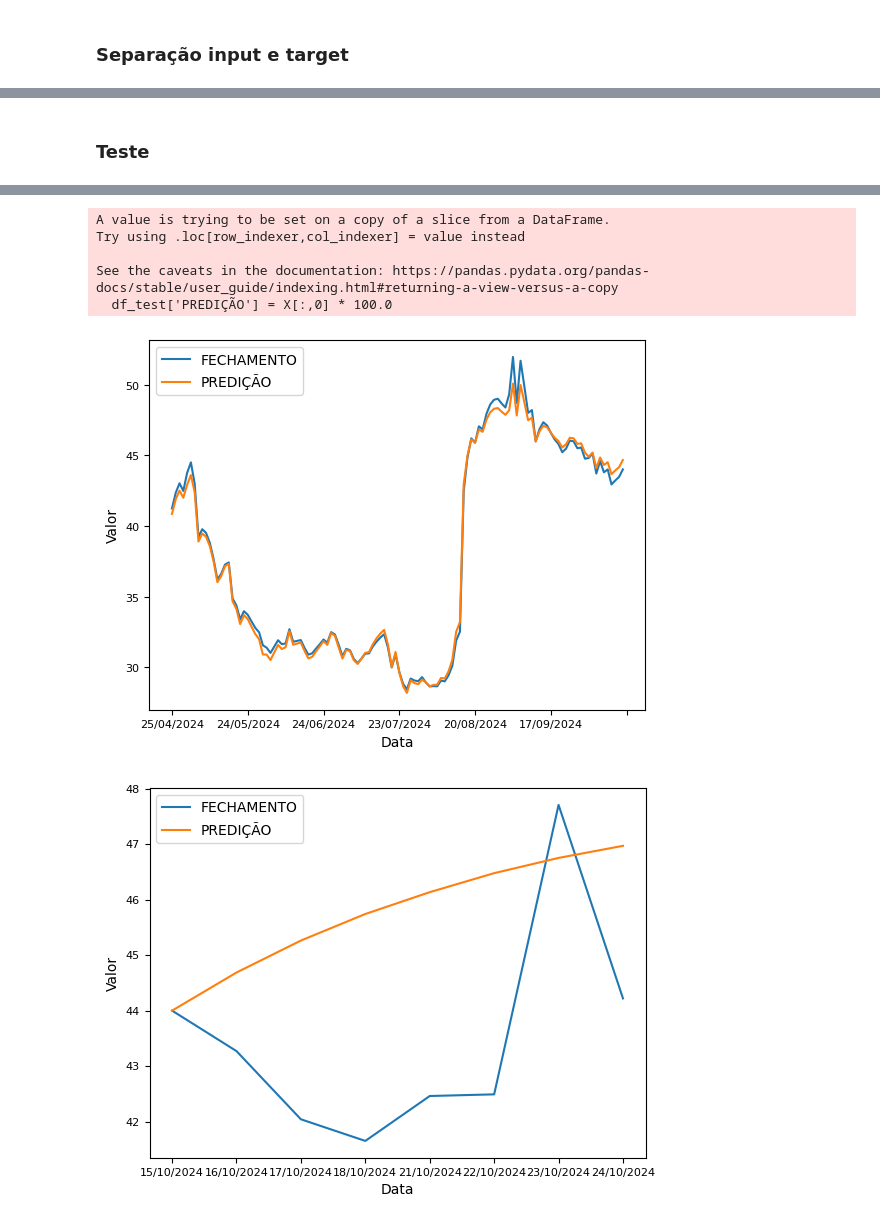
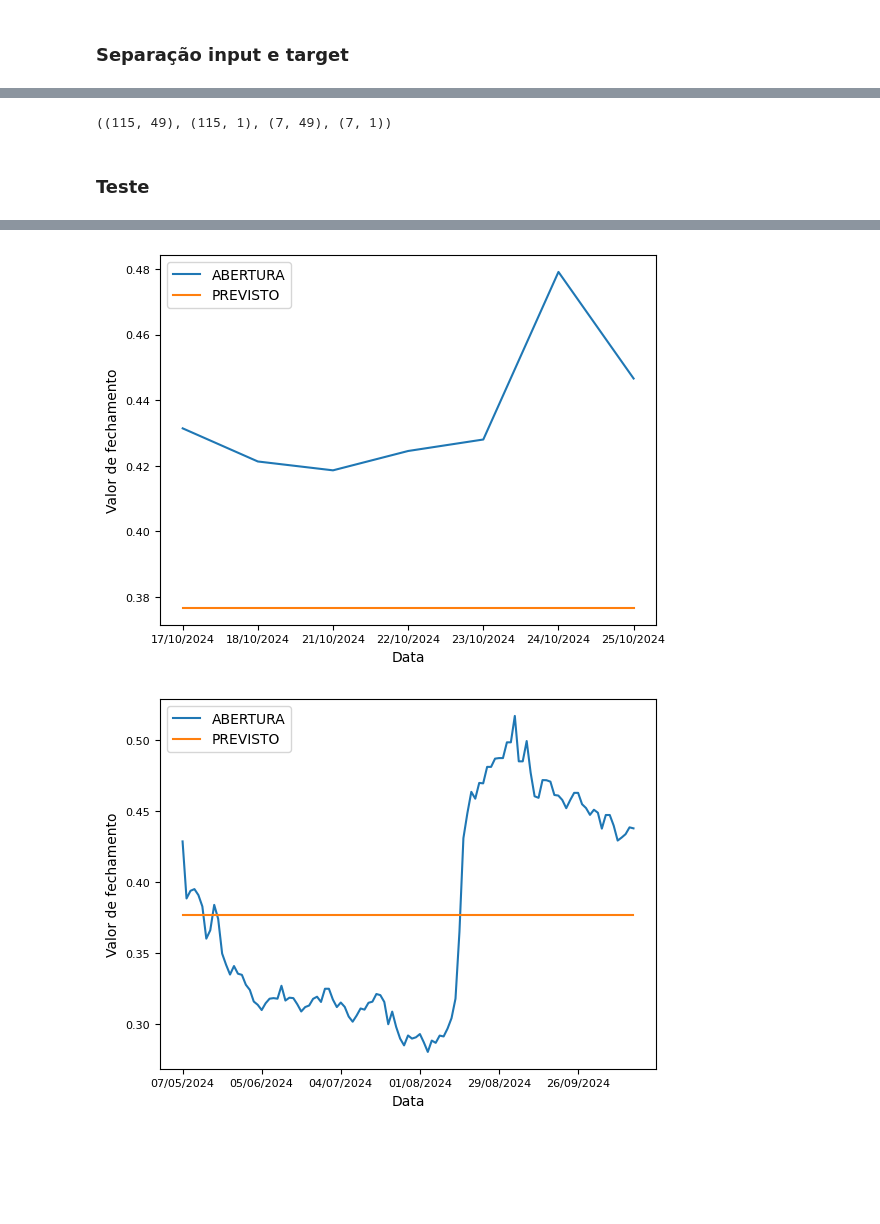
Before and after one commit to Diogo-NB/stock-exchange-mlp-predictions, a Jupyter notebook: stock_exchange_mlp_predictions.ipynb, the cells around one changed output, grey strips where cells are left out. Drawn from its saved outputs; the diff is of its cells as text; code cells hidden in the pictures; blank space fills up the shorter version.

Commit message:
feat: use last n days in training

```diff
--- a/stock_exchange_mlp_predictions.ipynb
+++ b/stock_exchange_mlp_predictions.ipynb
@@ -88,0 +83,5 @@ ax.get_figure().show()
+# %%
+df[['ABERTURA', 'FECHAMENTO', 'MÍNIMO', 'MÁXIMO']] = df[['ABERTURA', 'FECHAMENTO', 'MÍNIMO', 'MÁXIMO']].div(100.0)
+df['VOLUME'] = df['VOLUME'].div(1000.0)
+df['VARIAÇÃO'] = df['VARIAÇÃO'].add(100.0).div(1000.0)
+df
@@ -163,23 +104,38 @@ DF para treinamento
+# %%
+# input = [(df[i:i+7].values, np.array([df.iat[i+7, 0]])) for i in range(0, df.index.size - 7)]
+input = np.array([(df[i:i+7].to_numpy().flatten()) for i in range(0, df.index.size - 7)])
+target = np.array([[df.iat[i+7, 0]] for i in range(0, df.index.size - 7)])
+
+n_test = 7
+
+x_train = input[:-n_test]
+t_train = target[:-n_test]
+
+x_test = input[-n_test:]
+t_test = target[-n_test:]
+
+x_train.shape, t_train.shape, x_test.shape, t_test.shape
+# %% [output]
+((115, 49), (115, 1), (7, 49), (7, 1))
 # %% [markdown]
 ### Teste
 # %%
 from mlp_model import MLP
 
-mlp = MLP(layers_sizes=[4, 20, 20, 20, 20, 1])
-error, epochs = mlp.train(x.to_numpy(), t.to_numpy(), learning_rate=0.03, max_epochs=10000, tolerated_error=0.001)
+mlp = MLP(layers_sizes=[49, 125, 75, 50, 25, 5, 1])
+error, epochs = mlp.train(x_train, t_train, learning_rate=0.03, max_epochs=5000, tolerated_error=0.0001)
 print(f'Error: {error} - epochs: {epochs}')
 
-y = mlp.predict(x.to_numpy())
+y_test = mlp.predict(x_test)
+df_test = df.iloc[-n_test:].copy()
+df_test['PREVISTO'] = y_test
 
-df_train['PREDIÇÃO'] = y * 100.0
-df_train.plot(y=['FECHAMENTO', 'PREDIÇÃO'], xlabel='Data', ylabel='Valor', fontsize=8).get_figure().show()
+df_test.plot(y=['ABERTURA', 'PREVISTO'], xlabel='Data', ylabel='Valor de fechamento', fontsize=8).get_figure().show()
 
-X = x_test.to_numpy()
-for i in range(0, n_test - 1):
-    print("Entrada ", X[i:i+1])
-    X[i+1,0] = mlp.predict(X[i:i+1])
-    print("Saída ", X[i+1:i+2])
+y = mlp.predict(x_train)
 
-df_test['PREDIÇÃO'] = X[:,0] * 100.0
-df_test.plot(y=['FECHAMENTO', 'PREDIÇÃO'], xlabel='Data', ylabel='Valor', fontsize=8).get_figure().show()
+df_predict = df.iloc[7:-n_test].copy()
+df_predict['PREVISTO'] = y
+
+df_predict.plot(y=['ABERTURA', 'PREVISTO'], xlabel='Data', ylabel='Valor de fechamento', fontsize=8).get_figure().show()
 # %% [output]
@@ -201,7 +143,2 @@ Saída  [[0.46972255 0.040168   0.77419355 0.83333333]]
-A value is trying to be set on a copy of a slice from a DataFrame.
-Try using .loc[row_indexer,col_indexer] = value instead
-
-See the caveats in the documentation: https://pandas.pydata.org/pandas-docs/stable/user_guide/indexing.html#returning-a-view-versus-a-copy
-  df_test['PREDIÇÃO'] = X[:,0] * 100.0
-[figure, old version]
+[figure, new version]
-[figure, old version]
+[figure, new version]
```
Also changed, not shown: parts of 7 cells of this notebook.
